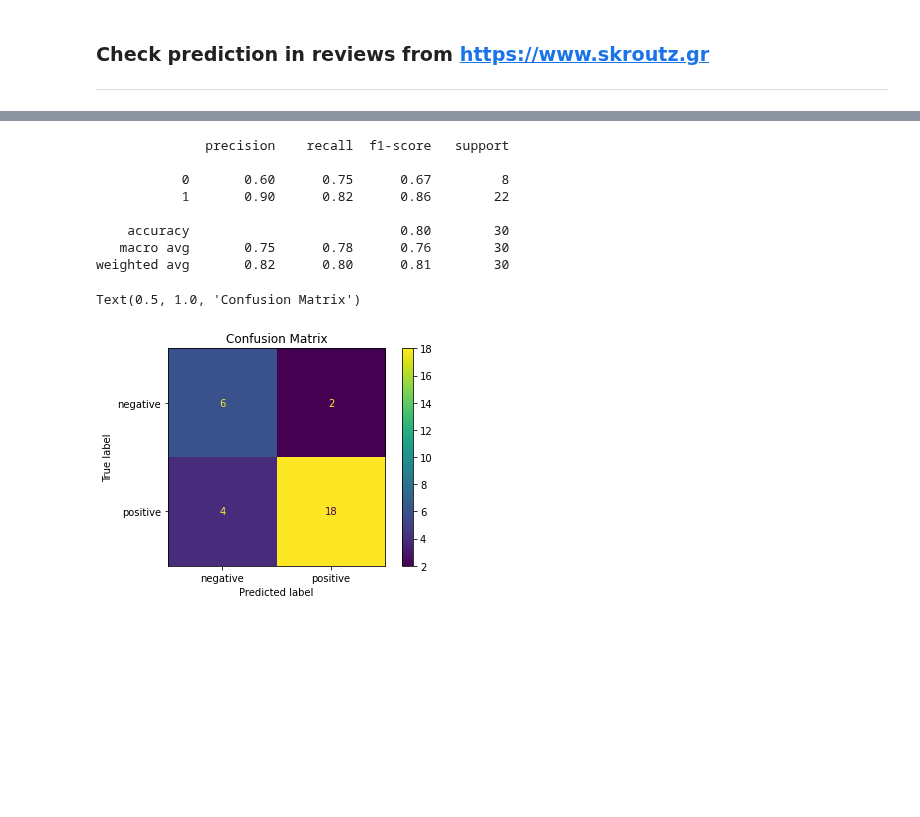
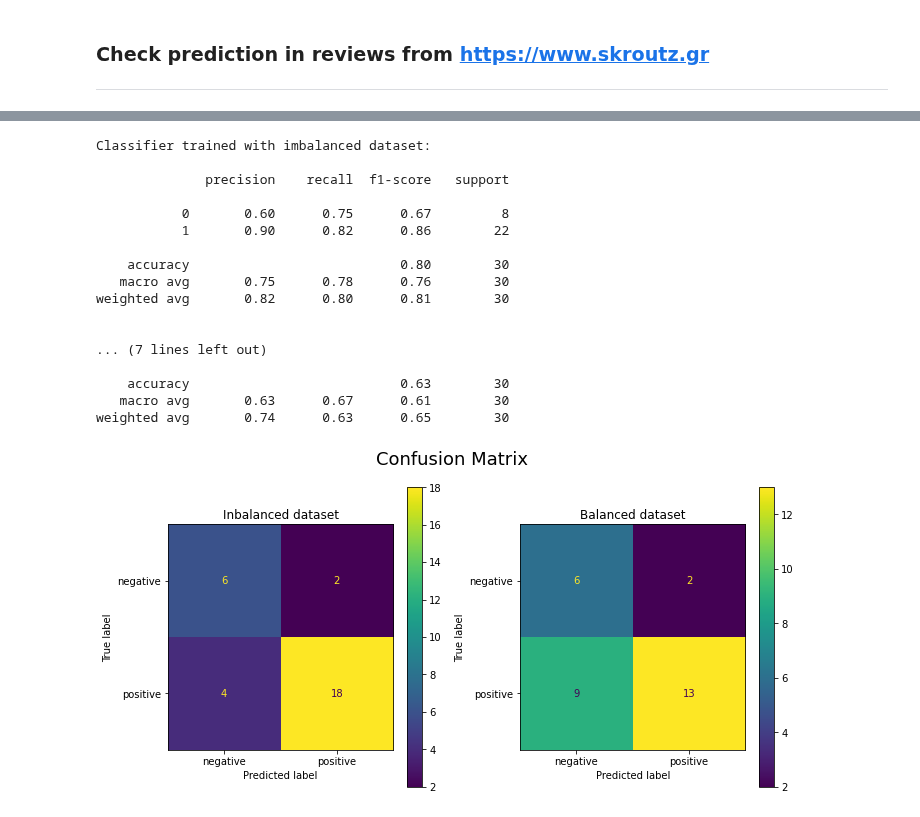
Before and after one commit to JoKoum/Machine-Learning-Project, a Jupyter notebook: Analyze-review-sentiment.ipynb, the cells around one changed output, grey strips where cells are left out. Saved outputs shown, nothing was run; the diff lists cells and outputs as text; code cells hidden in the pictures; blank space fills up the shorter version.

```diff
--- a/Analyze-review-sentiment.ipynb
+++ b/Analyze-review-sentiment.ipynb
@@ -354,16 +357,16 @@ tfidfvectorizer = TfidfVectorizer()
 X = tfidfvectorizer.fit_transform(reviews['reviews'])
 y = reviews['ratings']
 # %%
-def model_training(X,y,algorithm,balanced=False):
+def model_training(X,y,classifier,balanced=False):
     """Training Pipeline implementation. The function accepts as input a feature matrix,
        a target values vector and a classifier. The performance is tested via a 20 fold validation procedure.
        The model average training and testing time and several classification algorithms metrics are produced.
        Returns the trained model, along with a dictionary of the produced metrics
     """
     metrics_dict = {}
-    n_splits = 25
-    #print algorithm
-    print('########## Using',str(algorithm),'classifier ##########\n')
+    n_splits = 10
+    #print classifier
+    print('########## Using',str(classifier),'classifier ##########\n')
 
     if balanced:
         kf = KFold(n_splits=n_splits, shuffle=True, random_state=None)
@@ -381,9 +384,7 @@ def model_training(X,y,algorithm,balanced=False):
     for train_index, test_index in kf.split(X):
         X_train, X_test = X[train_index], X[test_index]
         y_train, y_test = y[train_index], y[test_index]
-        model_clf = algorithm
-        #Pipeline([('tfidf', TfidfVectorizer()),('clf', algorithm),])
-        # Feed the training data through the pipeline
+        model_clf = classifier
         training_time_start = time.process_time()
         model_clf.fit(X_train,y_train)
         training_time = time.process_time() - training_time_start
@@ -544,0 +576,3 @@ plt.show()
+# %%
+text_svc = hyperparam_tuning(X,y,LinearSVC())
+text_svc_downsampled = hyperparam_tuning(X_downsampled,y_downsampled,LinearSVC())
@@ -601,22 +713,45 @@ Text(0.5, 1.0, 'Confusion Matrix')
 # %%
-url = 'https://www.skroutz.gr/s/23120421/Samsung-Galaxy-A20e-Dual-32GB-Coral.html#reviews'
+url = 'https://www.skroutz.gr/s/23290197/Samsung-Galaxy-S20-Ultra-5G-128GB-Cloud-White.html#reviews'
 rselector= '#sku_reviews_list > li div.review-body'
 sselector = '#sku_reviews_list > li div.actual-rating > span'
 data = data_extraction(url,rselector,sselector)
+
 vectorized_data = tfidfvectorizer.transform(data['reviews'])
-predictions = text_svm.predict(vectorized_data)
-print(metrics.classification_report(data['sentiment'],text_svm.predict(vectorized_data)))
-confusion_matrix = metrics.plot_confusion_matrix(text_svm,vectorized_data,data['sentiment'],
-                                                 display_labels=['negative','positive'])
-confusion_matrix.ax_.set_title('Confusion Matrix')
+vectorized_data_downsampled = tfidfvectorizer_downsampled.transform(data['reviews'])
+
+predictions = text_svc.predict(vectorized_data)
+print('Classifier trained with imbalanced dataset:\n')
+print(metrics.classification_report(data['sentiment'],text_svc.predict(vectorized_data)))
+print('\n\nClassifier trained with balanced dataset:\n')
+print(metrics.classification_report(data['sentiment'],text_svc_downsampled.predict(vectorized_data_downsampled)))
+
+fig, ax = plt.subplots(1, 2, figsize = (10,5))
+confusion_matrix = metrics.plot_confusion_matrix(text_svc,vectorized_data,data['sentiment'],
+                                                 display_labels=['negative','positive'],ax=ax[0])
+
+ax[0].set_title('Inbalanced dataset')
+confusion_matrix_downsampled = metrics.plot_confusion_matrix(text_svc_downsampled,vectorized_data_downsampled,data['sentiment'],
+                                                 display_labels=['negative','positive'],ax=ax[1])
+
+ax[1].set_title('Balanced dataset')
+plt.suptitle("Confusion Matrix", fontsize = 18)
+plt.tight_layout()
 # %% [output]
+Classifier trained with imbalanced dataset:
+
               precision    recall  f1-score   support
 
            0       0.60      0.75      0.67         8
            1       0.90      0.82      0.86        22
 
     accuracy                           0.80        30
    macro avg       0.75      0.78      0.76        30
 weighted avg       0.82      0.80      0.81        30
+
+
+... (7 lines left out)
+
+    accuracy                           0.63        30
+   macro avg       0.63      0.67      0.61        30
+weighted avg       0.74      0.63      0.65        30
-Text(0.5, 1.0, 'Confusion Matrix')
-[figure, old version]
+[figure, new version]
```
Also changed, not shown: parts of 13 cells of this notebook.
